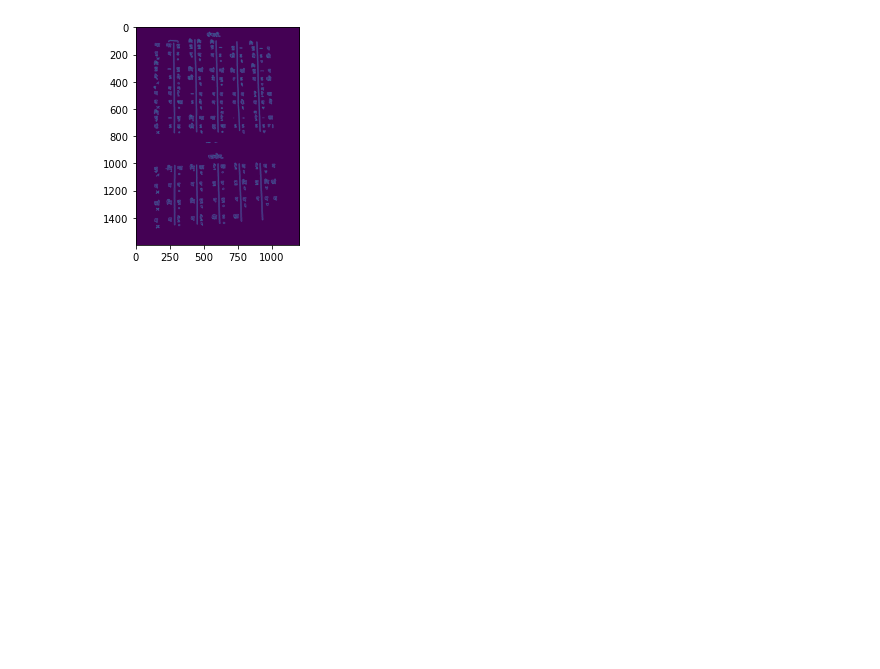
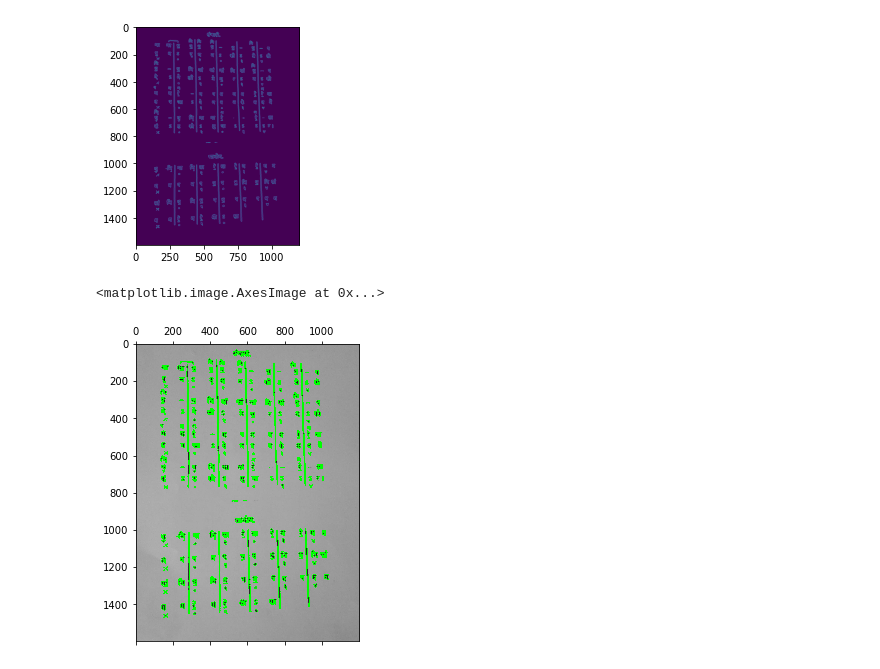
Before and after one commit to mickee00000/201951090_Research_Internship_2022, a Jupyter notebook: Text Extraction Preprocessing.ipynb, the cells around one changed output. Cells and saved outputs as stored; diff of their text form; code cells hidden in the pictures; blank space fills up the shorter version.

```diff
--- a/Text Extraction Preprocessing.ipynb
+++ b/Text Extraction Preprocessing.ipynb
@@ -53,3 +57,11 @@ plt.imshow( BinGray)
 # %% [output]
 <matplotlib.image.AxesImage at 0x...>
 [figure]
+# %%
+contours, hierarchy = cv2.findContours(BinGray, cv2.RETR_TREE, cv2.CHAIN_APPROX_NONE)
+# %%
+cv2.drawContours(notes, contours,-1, (0,255,0), 3)
+plt.matshow(notes)
+# %% [output]
+<matplotlib.image.AxesImage at 0x...>
+[figure, added]
```
Also changed, not shown: parts of 2 cells of this notebook.
